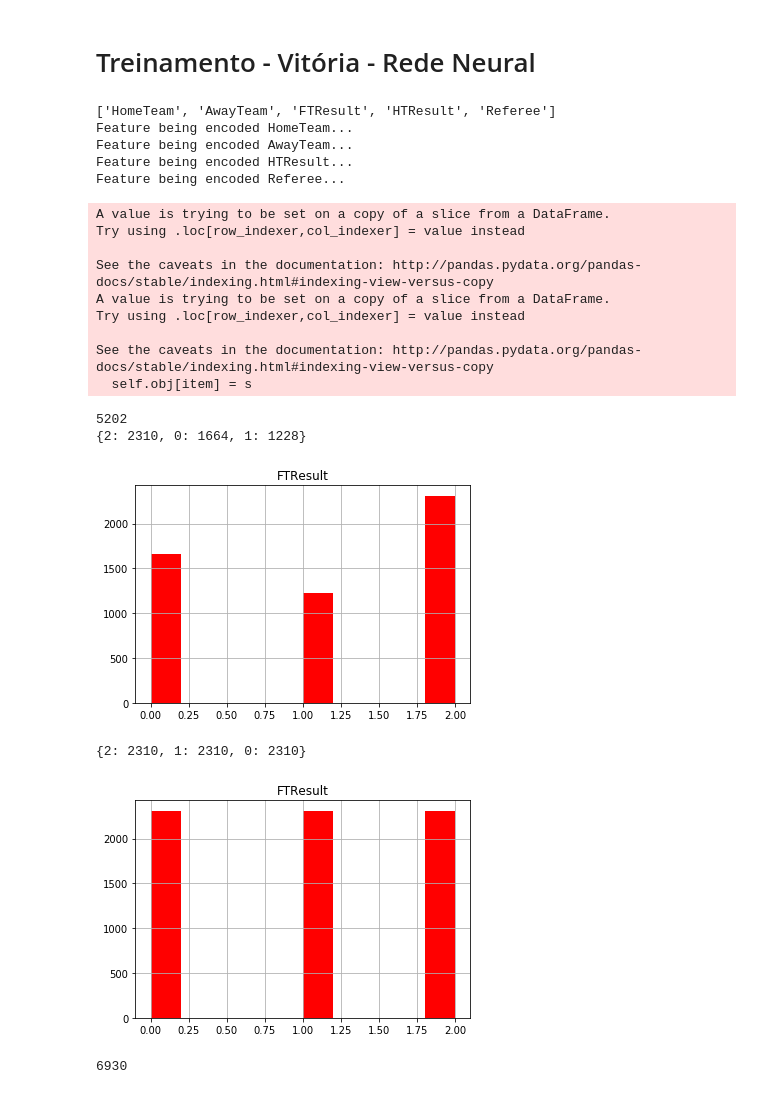
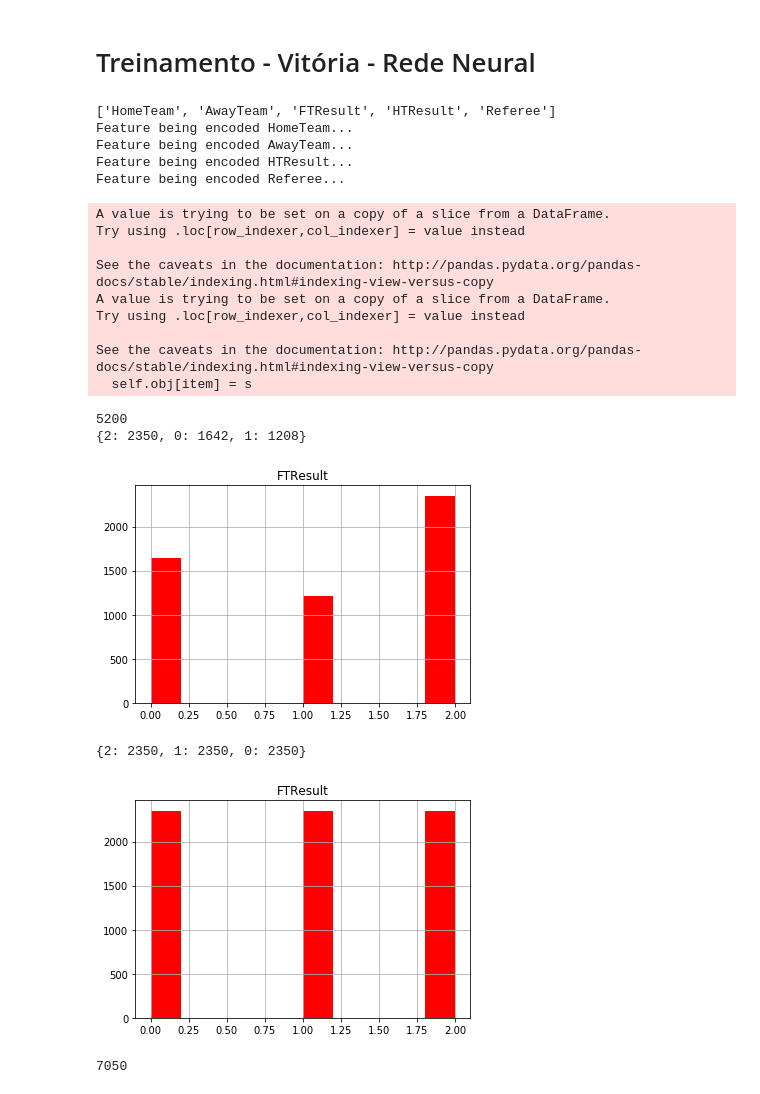
Before and after one commit to suannyfabyne/PredictFootballStatistics, a Jupyter notebook: PredictFootballStatistics.ipynb, the cells around one changed output. Drawn from its saved outputs; the diff is of its cells as text; code cells hidden in the pictures.

```diff
--- a/PredictFootballStatistics.ipynb
+++ b/PredictFootballStatistics.ipynb
@@ -1130,7 +1130,7 @@ dataset_semi_converted = preprocess_features(dataset, ignore_list=['FTResult'])
 
 
 x, y = select_sets(dataset_semi_converted, entrada, saida)
-x_train, x_test, y_train, y_test = train_test_split(x, y, test_size=0.2,  random_state=1, shuffle=True,  stratify=y)
+x_train, x_test, y_train, y_test = train_test_split(x, y, test_size=0.2,  random_state=15, shuffle=True,  stratify=y)
 x_train, y_train = Fduplicated(x_train, y_train)
 train = x_train
 y_train = pd.Categorical(y_train['FTResult']).codes
@@ -1150,41 +1150,41 @@ plot_histogram_balancing(train, 'FTResult')
 
 x_train = np.array(train.drop(labels=['FTResult'],axis=1))
 y_train = np.array(train['FTResult'])
 
 print(len(x_train))
 
 
-
-x_train, x_val, y_train, y_val = train_test_split(x_train, y_train, test_size=0.125, random_state=1, shuffle=True, stratify=y_train)
+5
+x_train, x_val, y_train, y_val = train_test_split(x_train, y_train, test_size=0.125, random_state=15, shuffle=True, stratify=y_train)
 
 # x_train = np.array(x_train)
 
 # x_test = np.array(x_test)
 # x_val = np.array(x_val)
 y_train = np_utils.to_categorical(y_train, 3)
 y_test = np_utils.to_categorical(y_test, 3)
 y_val = np_utils.to_categorical(y_val, 3)
 # %% [output]
 ['HomeTeam', 'AwayTeam', 'FTResult', 'HTResult', 'Referee']
 Feature being encoded HomeTeam...
 Feature being encoded AwayTeam...
 Feature being encoded HTResult...
 Feature being encoded Referee...
 A value is trying to be set on a copy of a slice from a DataFrame.
 Try using .loc[row_indexer,col_indexer] = value instead
 
 See the caveats in the documentation: http://pandas.pydata.org/pandas-docs/stable/indexing.html#indexing-view-versus-copy
 A value is trying to be set on a copy of a slice from a DataFrame.
 Try using .loc[row_indexer,col_indexer] = value instead
 
 See the caveats in the documentation: http://pandas.pydata.org/pandas-docs/stable/indexing.html#indexing-view-versus-copy
   self.obj[item] = s
-5202
-{2: 2310, 0: 1664, 1: 1228}
+5200
+{2: 2350, 0: 1642, 1: 1208}
-[figure, old version]
+[figure, new version]
-{2: 2310, 1: 2310, 0: 2310}
+{2: 2350, 1: 2350, 0: 2350}
-[figure, old version]
+[figure, new version]
-6930
+7050
 # %%
 from keras.layers import Dense, Dropout
 n_cols = x_train.shape[1]
```
Also changed, not shown: parts of 8 cells of this notebook.
